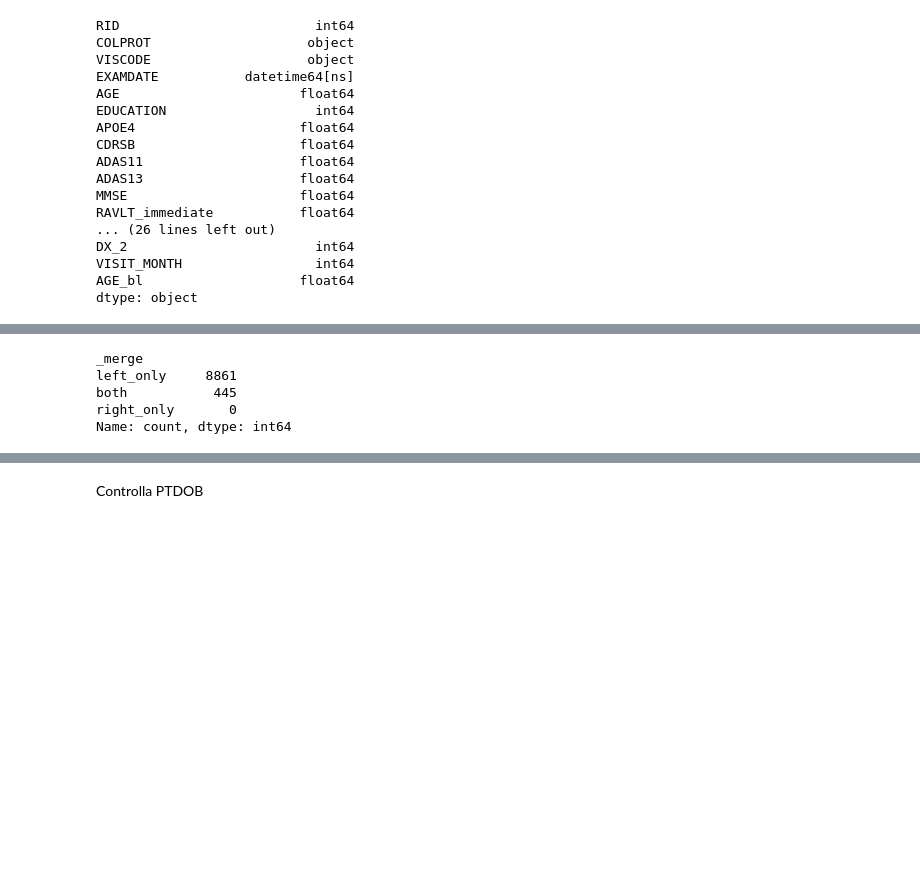
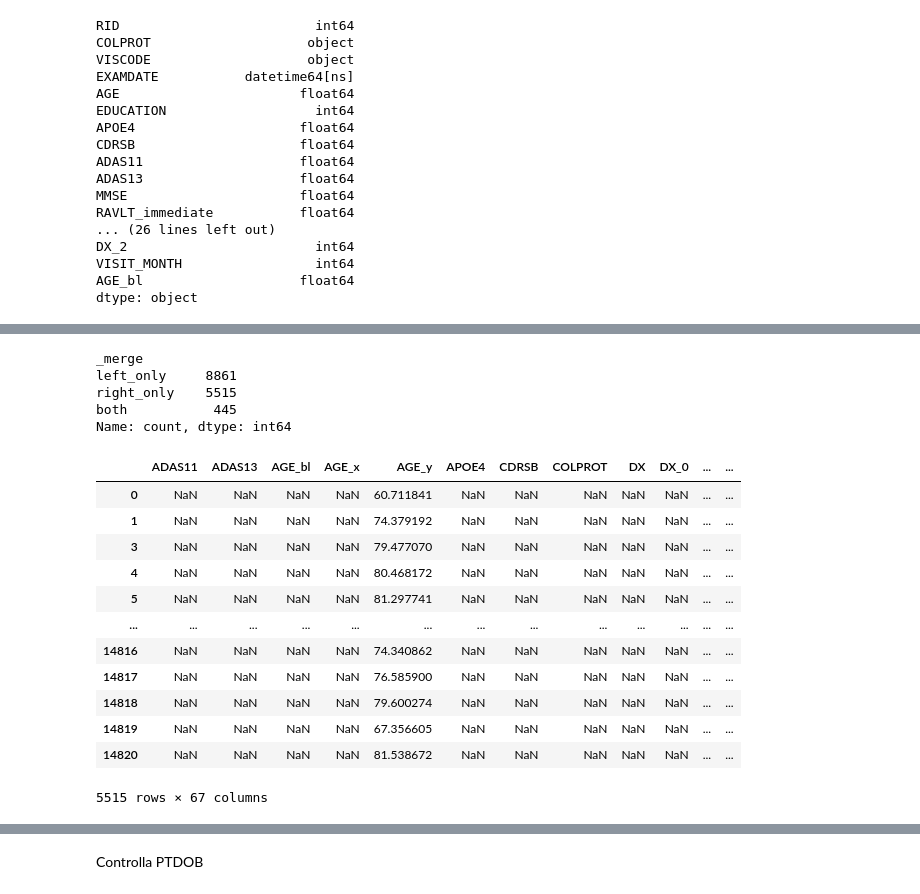
Before and after one commit to RossanaFacchin/DataCleaning, a Jupyter notebook: visualizzazione_dati_test.ipynb, the cells around one changed output, grey strips where cells are left out. Saved outputs shown, nothing was run; the diff lists cells and outputs as text; code cells hidden in the pictures; blank space fills up the shorter version.

```diff
--- a/visualizzazione_dati_test.ipynb
+++ b/visualizzazione_dati_test.ipynb
@@ -68,21 +60,37 @@ print(f"Solo in ptdemog: {counts.get('right_only', 0)}")
 # %%
-KEYS = ["RID", "EXAMDATE"]
 
 # --- 2. Merge su RID + EXAMDATE ---
 merged = pd.merge(
     adnimerge,
     ptdemog,
-    on=KEYS,
-    how="left",
+    on=keys,
+    how="outer",
     indicator=True
 )
 # %%
 # --- 3. Log di controllo post-merge ---
 print(merged["_merge"].value_counts())
-merged = merged.drop(columns="_merge")
+#merged = merged.drop(columns="_merge") #tenere per le visualizazioni eliminare solo alla fine
 # %% [output]
 _merge
 left_only     8861
+right_only    5515
 both           445
-right_only       0
 Name: count, dtype: int64
+# %%
+merged = merged[sorted(merged.columns)]
+merged[merged["_merge"] == "right_only"]
+# %% [output]
+|  | ADAS11 | ADAS13 | AGE_bl | AGE_x | AGE_y | APOE4 | CDRSB | COLPROT | DX | DX_0 | ... | ... |
+| 0 | NaN | NaN | NaN | NaN | 60.711841 | NaN | NaN | NaN | NaN | NaN | ... | ... |
+| 1 | NaN | NaN | NaN | NaN | 74.379192 | NaN | NaN | NaN | NaN | NaN | ... | ... |
+| 3 | NaN | NaN | NaN | NaN | 79.477070 | NaN | NaN | NaN | NaN | NaN | ... | ... |
+| 4 | NaN | NaN | NaN | NaN | 80.468172 | NaN | NaN | NaN | NaN | NaN | ... | ... |
+| 5 | NaN | NaN | NaN | NaN | 81.297741 | NaN | NaN | NaN | NaN | NaN | ... | ... |
+| ... | ... | ... | ... | ... | ... | ... | ... | ... | ... | ... | ... | ... |
+| 14816 | NaN | NaN | NaN | NaN | 74.340862 | NaN | NaN | NaN | NaN | NaN | ... | ... |
+| 14817 | NaN | NaN | NaN | NaN | 76.585900 | NaN | NaN | NaN | NaN | NaN | ... | ... |
+| 14818 | NaN | NaN | NaN | NaN | 79.600274 | NaN | NaN | NaN | NaN | NaN | ... | ... |
+| 14819 | NaN | NaN | NaN | NaN | 67.356605 | NaN | NaN | NaN | NaN | NaN | ... | ... |
+| 14820 | NaN | NaN | NaN | NaN | 81.538672 | NaN | NaN | NaN | NaN | NaN | ... | ... |
+5515 rows × 67 columns
```
Also changed, not shown: parts of 8 cells of this notebook.
